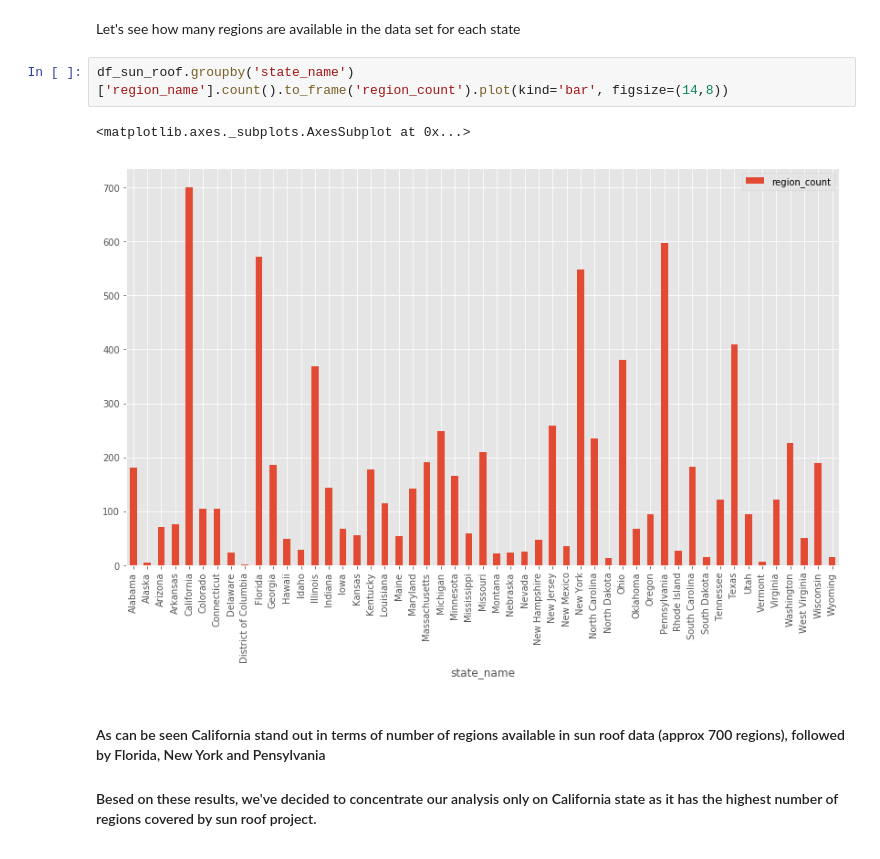
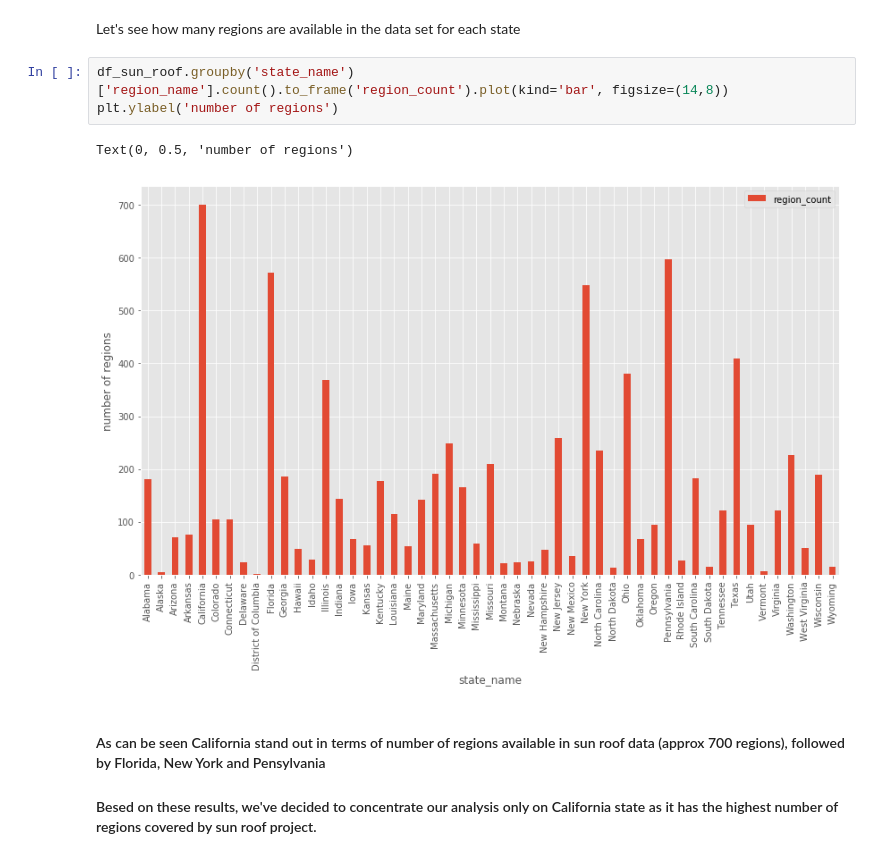
Before and after one commit to dberrian/capstone-project, a Jupyter notebook: Capstone_project_initiation.ipynb, the cells around one changed output. Cells and saved outputs as stored; diff of their text form.

```diff
--- a/Capstone_project_initiation.ipynb
+++ b/Capstone_project_initiation.ipynb
@@ -132,9 +133,10 @@ There are 51 states in sun roof data set
 Let's see how many regions are available in the data set for each state
 # %%
 df_sun_roof.groupby('state_name')['region_name'].count().to_frame('region_count').plot(kind='bar', figsize=(14,8))
+plt.ylabel('number of regions')
 # %% [output]
-<matplotlib.axes._subplots.AxesSubplot at 0x...>
+Text(0, 0.5, 'number of regions')
-[figure, old version]
+[figure, new version]
 # %% [markdown]
 #### As can be seen California stand out in terms of number of regions available in sun roof data (approx 700 regions), followed by Florida, New York and Pensylvania
 
```
Also changed, not shown: parts of 49 cells of this notebook.
